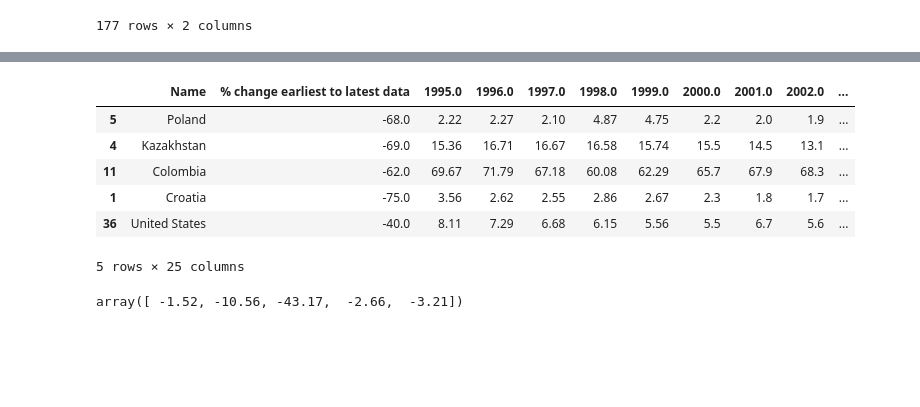
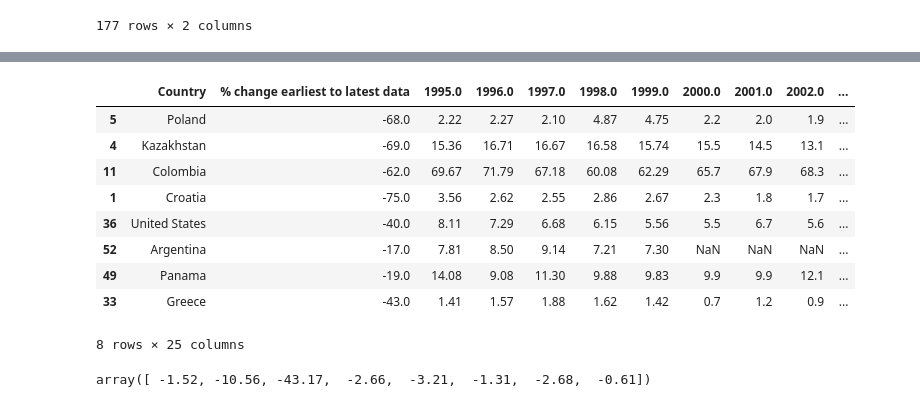
Before and after one commit to spencerjauslander/AugustProject1, a Jupyter notebook: Homicides vs Freedom Score.ipynb, the cells around one changed output, grey strips where cells are left out. Cells and saved outputs as stored; diff of their text form; code cells hidden in the pictures; blank space fills up the shorter version.

```diff
--- a/Draft.ipynb
+++ b/Homicides vs Freedom Score.ipynb
@@ -44,8 +47,13 @@ Homicide_df
 | 60 | Mexico | -0.04 | 16.92 | 15.45 | 14.20 | 14.08 | 12.43 | 10.40 | 9.90 | 9.6 | ... |
 60 rows × 27 columns
 # %%
+#Drop extraneous columns
 Homicide_df_final = Homicide_df.drop(columns=["source", "URL"])
-Homicide_df_final = Homicide_df_final.rename(columns={"country": "Name"})
+
+#Rename column name to match freedom dataframe columns
+Homicide_df_final = Homicide_df_final.rename(columns={"country": "Country"})
+
+#Convert column data from object to float to represent a percentage
 Homicide_df_final["% change earliest to latest data"] = pd.to_numeric(Homicide_df_final["% change earliest to latest data"])
 Homicide_df_final["% change earliest to latest data"] = Homicide_df_final["% change earliest to latest data"]*100
 Homicide_df_final
@@ -204,21 +292,26 @@ FreedomSnapshot_df
 # %%
-HomicideSnapshot_df = Homicide_df_final.loc[(Homicide_df_final["Name"] == "Croatia") | (Homicide_df_final["Name"] == "Colombia") | (Homicide_df_final["Name"] == "Kazakhstan") | (Homicide_df_final["Name"] == "Poland") | (Homicide_df_final["Name"] == "United States")]
-HomicideSnapshot_df = HomicideSnapshot_df.reindex([5,4,11,1,36])
+#Dataframe of homicide rates for the select countries
+HomicideSnapshot_df = Homicide_df_final.loc[(Homicide_df_final["Country"] == "Croatia") |(Homicide_df_final["Country"] == "Croatia") | (Homicide_df_final["Country"] == "Colombia") | (Homicide_df_final["Country"] == "Kazakhstan") | (Homicide_df_final["Country"] == "Poland") | (Homicide_df_final["Country"] == "United States") | (Homicide_df_final["Country"] == "Argentina") | (Homicide_df_final["Country"] == "Panama") | (Homicide_df_final["Country"] == "Greece")]
+HomicideSnapshot_df = HomicideSnapshot_df.reindex([5,4,11,1,36,52,49,33])
 HomicideSnapshot_df
 # %% [output]
-|  | Name | % change earliest to latest data | 1995.0 | 1996.0 | 1997.0 | 1998.0 | 1999.0 | 2000.0 | 2001.0 | 2002.0 | ... |
+|  | Country | % change earliest to latest data | 1995.0 | 1996.0 | 1997.0 | 1998.0 | 1999.0 | 2000.0 | 2001.0 | 2002.0 | ... |
 | 5 | Poland | -68.0 | 2.22 | 2.27 | 2.10 | 4.87 | 4.75 | 2.2 | 2.0 | 1.9 | ... |
 | 4 | Kazakhstan | -69.0 | 15.36 | 16.71 | 16.67 | 16.58 | 15.74 | 15.5 | 14.5 | 13.1 | ... |
 | 11 | Colombia | -62.0 | 69.67 | 71.79 | 67.18 | 60.08 | 62.29 | 65.7 | 67.9 | 68.3 | ... |
 | 1 | Croatia | -75.0 | 3.56 | 2.62 | 2.55 | 2.86 | 2.67 | 2.3 | 1.8 | 1.7 | ... |
 | 36 | United States | -40.0 | 8.11 | 7.29 | 6.68 | 6.15 | 5.56 | 5.5 | 6.7 | 5.6 | ... |
+| 52 | Argentina | -17.0 | 7.81 | 8.50 | 9.14 | 7.21 | 7.30 | NaN | NaN | NaN | ... |
+| 49 | Panama | -19.0 | 14.08 | 9.08 | 11.30 | 9.88 | 9.83 | 9.9 | 9.9 | 12.1 | ... |
+| 33 | Greece | -43.0 | 1.41 | 1.57 | 1.88 | 1.62 | 1.42 | 0.7 | 1.2 | 0.9 | ... |
-5 rows × 25 columns
+8 rows × 25 columns
 # %%
+#Calculate the # change in homicides for the select countries
 changeinhomicides = []
-for i in HomicideSnapshot_df["Name"]:
-    changeinhomicides.append(HomicideSnapshot_df.loc[HomicideSnapshot_df["Name"] == i][1995].iloc[0] - HomicideSnapshot_df.loc[HomicideSnapshot_df["Name"] == i][2015].iloc[0])
+for i in HomicideSnapshot_df["Country"]:
+    changeinhomicides.append(HomicideSnapshot_df.loc[HomicideSnapshot_df["Country"] == i][1995].iloc[0] - HomicideSnapshot_df.loc[HomicideSnapshot_df["Country"] == i][2015].iloc[0])
 changeinhomicides = np.round(changeinhomicides,2)*-1
 changeinhomicides
 # %% [output]
-array([ -1.52, -10.56, -43.17,  -2.66,  -3.21])
+array([ -1.52, -10.56, -43.17,  -2.66,  -3.21,  -1.31,  -2.68,  -0.61])
 # %%
```
Also changed, not shown: parts of 21 cells of this notebook, 4 other files.
